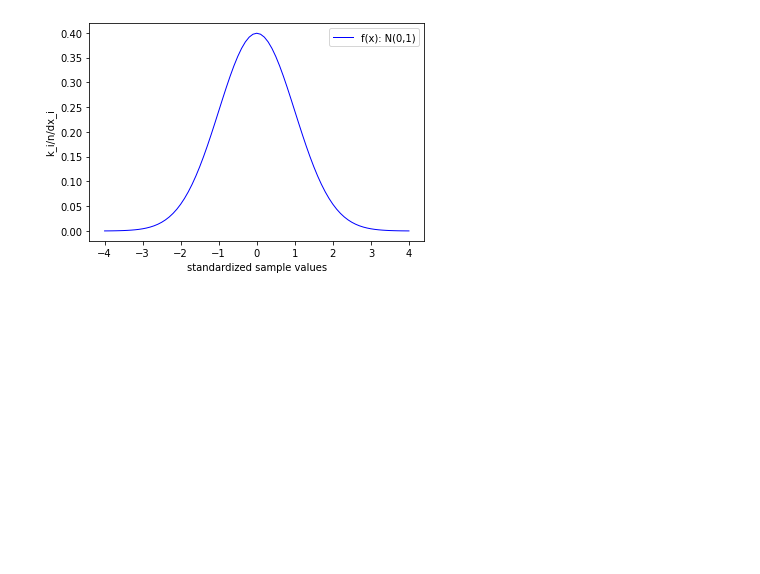
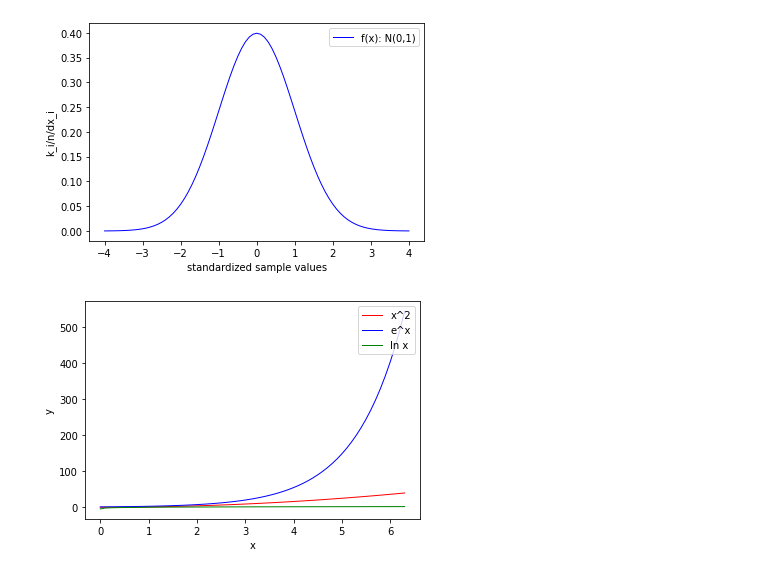
Before and after one commit to KMate-ISD/Machine_learning, a Jupyter notebook: Jupyter_experiment.ipynb, the cells around one changed output. Cells and saved outputs as stored; diff of their text form; code cells hidden in the pictures; blank space fills up the shorter version.

Commit message:
Add quadratic, exponential, logarithmic plots

```diff
--- a/Jupyter_experiment.ipynb
+++ b/Jupyter_experiment.ipynb
@@ -270,3 +270,24 @@ plt.legend(loc='upper right')
 plt.show()
 # %% [output]
 [figure]
+# %%
+x=[i*0.1 for i in range(64)]
+
+# quadratic
+quadratic=[math.pow(i, 2) for i in x]
+plt.plot(x, quadratic, label='x^2', color='red', linewidth=1)
+
+# exponential
+exponential=[math.exp(i) for i in x]
+plt.plot(x, exponential, label='e^x', color='blue', linewidth=1)
+
+# logarithmic
+logarithmic=[math.log(i+0.01, math.e) for i in x]
+plt.plot(x, logarithmic, label='ln x', color='green', linewidth=1)
+
+plt.ylabel('y')
+plt.xlabel('x')
+plt.legend(loc='upper right')
+plt.show()
+# %% [output]
+[figure, added]
```
